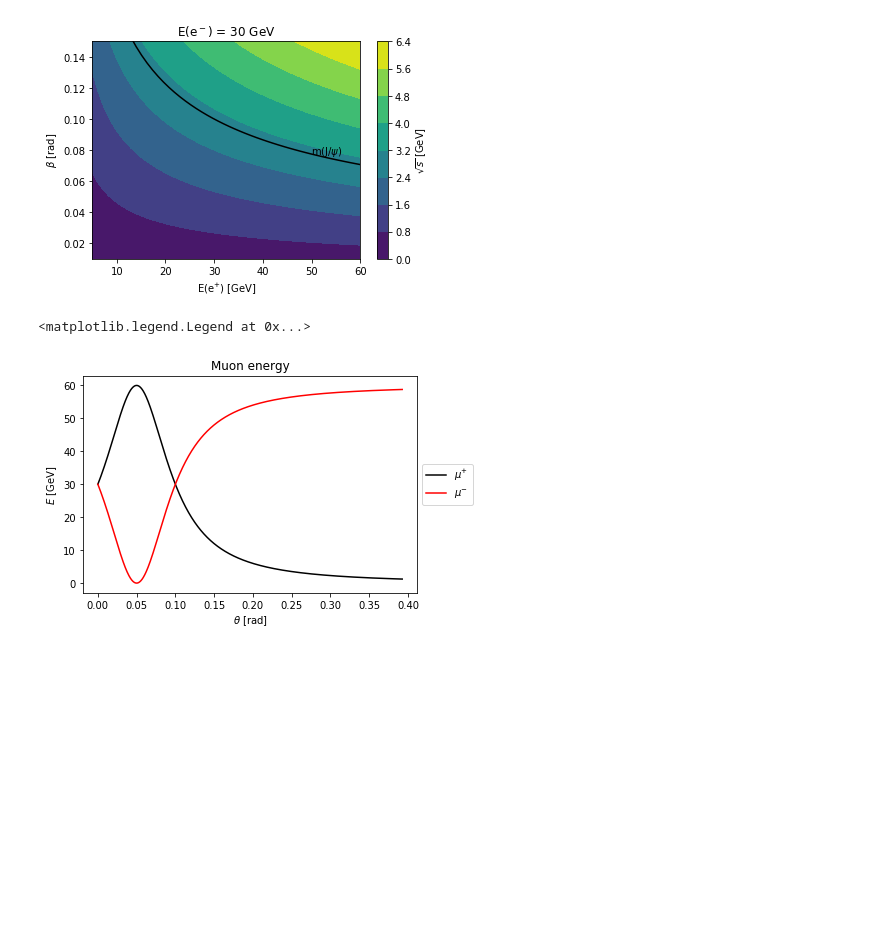
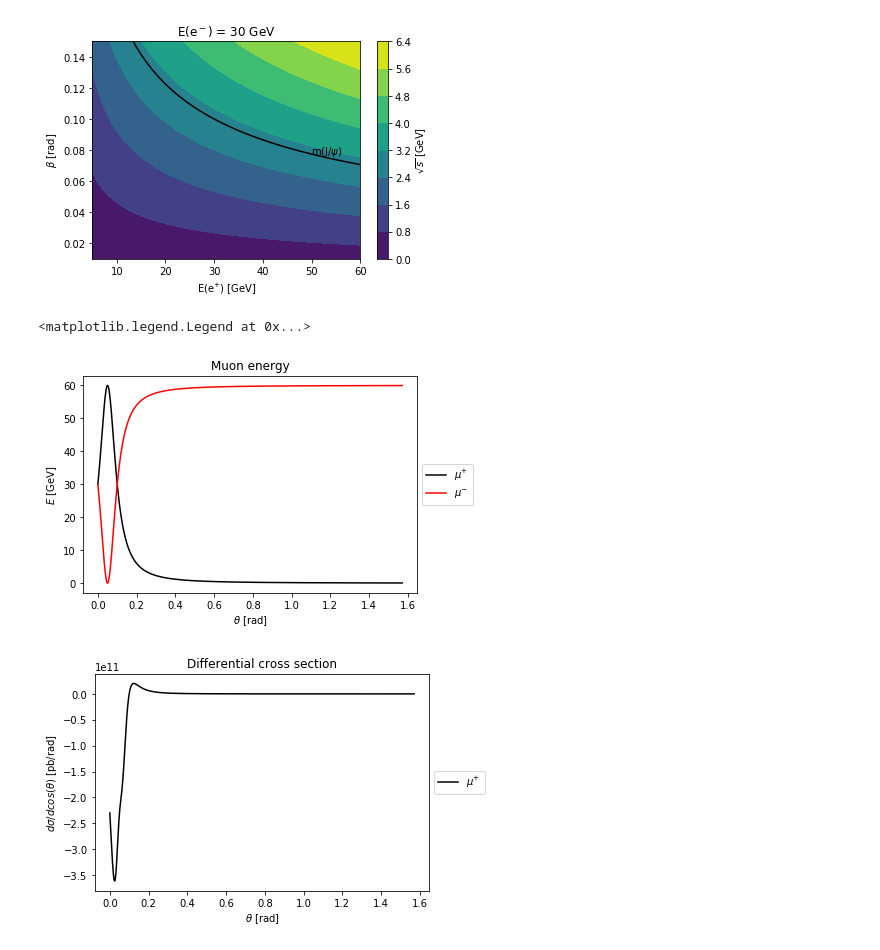
Before and after one commit to DaveBrun94/MuonCollider, a Jupyter notebook: notebook/cross.ipynb, the cells around one changed output. Saved outputs shown, nothing was run; the diff lists cells and outputs as text; code cells hidden in the pictures; blank space fills up the shorter version.

Commit message:
Added calculation for cross section

```diff
--- a/notebook/cross.ipynb
+++ b/notebook/cross.ipynb
@@ -100,5 +104,8 @@ $\Leftrightarrow |\vec{p}_{\mu^+}| = \frac{|\vec{p}_{e^+}||\vec{p}_{e^-}|(1 - \c
 # %%
-from scipy.constants import pi, m_e, c, hbar, fine_structure as alpha, physical_constants
+from scipy.constants import pi, m_e, c, hbar, fine_structure as alpha
+
+m_e = (m_e*10**-9/c**2) ##[GeV]
+m_mu = 206.768 * m_e ##[GeV]
 
 ##Function for calculating muon energy
 def pMu(pMinus, pPlus, beta, theta): #[GeV], [GeV], [rad], [rad]
@@ -106,11 +113,21 @@ def pMu(pMinus, pPlus, beta, theta): #[GeV], [GeV], [rad], [rad]
 
 ##Function for calculating s
 def s(pMinus, pPlus, beta):  #[GeV], [GeV], [rad], [rad]
-    return 2*(m_e*10**-9/c**2)**2 + 2*pPlus*pMinus*(1-cos(beta)) ##[GeV^2]
+    return 2*m_e**2 + 2*pPlus*pMinus*(1-cos(beta)) ##[GeV^2]
 
-##Function for calculating s
+##Function for calculating t
 def t(pMinus, pPlus, beta, theta): #[GeV], [GeV], [rad], [rad]
-    return 2*(m_e*10**-9/c**2)**2 + 2*pMu(pMinus, pPlus, beta, theta)*pPlus*(1-cos(theta)) ##[GeV^2]
+    return 2*m_e**2 + 2*m_mu**2 - 2*pMu(pMinus, pPlus, beta, theta)*pPlus*(1-cos(theta)) ##[GeV^2]
+
+##Function for calculating cross section
+def xSec(pMinus, pPlus, beta, theta): #[GeV], [GeV], [rad], [rad]
+    sV = s(pMinus, pPlus, beta)
+    tV = t(pMinus, pPlus, beta, theta)
+
+    dtdcos = -(8*pPlus**2 * pMinus**3 * sin(beta/2) * 1/cos(theta/2) * sin((beta-theta)/2))/((pPlus*(1-cos(theta))+pMinus*(1-cos(theta-beta)))**2)
+    dsigdt = 2*pi*alpha**2/(sV**3 * (sV - 4*m_e**2) ) * (2*tV**2 + 2*sV*tV + sV**2 - 4*(m_mu**2 + m_e**2)*tV + 2*(m_mu**2 + m_e**2)**2)
+
+    return dsigdt*dtdcos * 2.56819*10**9 #[pb]
 # %%
 from scipy.optimize import newton
 
@@ -147,21 +164,30 @@ for i, E_ in enumerate(EMinus):
 [figure]
 [figure]
 # %%
-theta = linspace(0, pi/8, 1000) #rad
+theta = linspace(0, pi/2, 1000) #rad
 E_= 30 #GeV
 EPlus = 30 #GeV
 beta = 0.1 #rad
 
 muP = [pMu(E_, EPlus, beta, t) for t in theta]
 mu_ = [E_+ EPlus - muE for muE in muP]
+sec = [xSec(E_, EPlus, beta, angle) for angle in theta]
 
 fig, ax = plt.subplots()
 ax.set_title(r"Muon energy")
 ax.set_xlabel(r"$\theta$ [rad]")
 ax.set_ylabel(r"$E$ [GeV]")
 ax.plot(theta, muP, color="black", label = r"$\mu^{+}$")
 ax.plot(theta, mu_, color="red", label = r"$\mu^{-}$")
 ax.legend(loc='center left', bbox_to_anchor=(1, 0.5))
+
+fig, ax = plt.subplots()
+ax.set_title(r"Differential cross section")
+ax.set_xlabel(r"$\theta$ [rad]")
+ax.set_ylabel(r"$d\sigma/dcos(\theta)$ [pb/rad]")
+ax.plot(theta, sec, color="black", label = r"$\mu^{+}$")
+ax.legend(loc='center left', bbox_to_anchor=(1, 0.5))
 # %% [output]
 <matplotlib.legend.Legend at 0x...>
-[figure, old version]
+[figure, new version]
+[figure, added]
```
Also changed, not shown: parts of 2 cells of this notebook.
